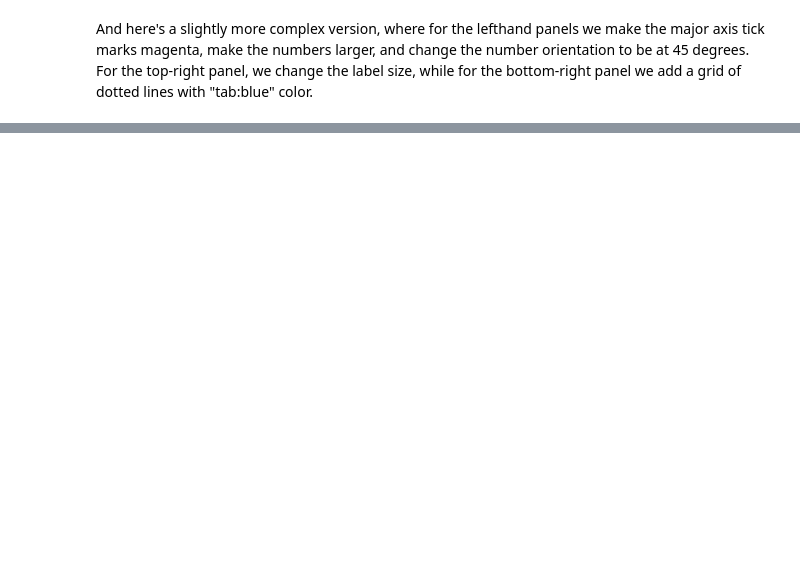
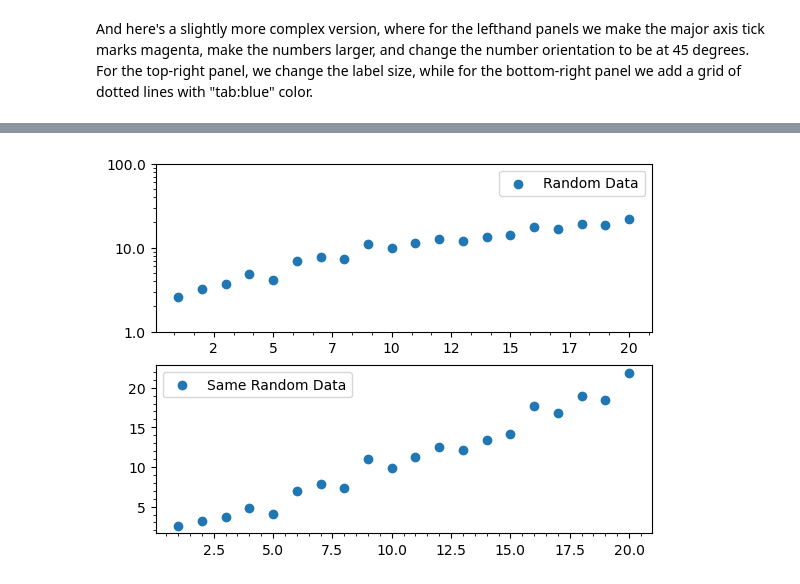
Before and after one commit to thaynecurrie/phys7903_fall2026, a Jupyter notebook: ScientificPythonNotes/Matplotlib/Python_matplotlib_part2b.ipynb, the cells around one changed output, grey strips where cells are left out. Cells and saved outputs as stored; diff of their text form; code cells hidden in the pictures; blank space fills up the shorter version.

```diff
--- a/ScientificPythonNotes/Matplotlib/Python_matplotlib_part2b.ipynb
+++ b/ScientificPythonNotes/Matplotlib/Python_matplotlib_part2b.ipynb
@@ -387,0 +388,35 @@ See here:
+# %%
+from matplotlib import ticker
+
+
+xarray=np.arange(0,20)+1
+yarray=np.arange(20)+3*np.random.rand(20)
+yarray2=yarray*1.25
+
+#two rows, one column
+fig,axes=plt.subplots(2,1)
+
+#print(len(axes))
+
+axes[0].scatter(xarray,yarray,label='Random Data')
+axes[0].xaxis.set_minor_locator(AutoMinorLocator(3)) #creates 3 divisions or 2 minor ticks in between major ticks
+
+axes[0].xaxis.set_major_formatter(ticker.FormatStrFormatter('%d'))
+axes[0].yaxis.set_minor_locator(LogLocator(base=10,subs=np.arange(1,10)*1))
+axes[0].set_yscale('log')
+axes[0].yaxis.set_major_formatter(ticker.FormatStrFormatter('%.1f'))
+axes[0].set_ylim(1,100)
+
+
+#axes[0].spines['top'].set_linewidth(2)
+##axes[0].spines['bottom'].set_linewidth(2)
+#axes[0].spines['left'].set_linewidth(2)
+#axes[0].spines['right'].set_linewidth(2)
+axes[1].scatter(xarray,yarray,label='Same Random Data')
+axes[1].xaxis.set_minor_locator(AutoMinorLocator(5)) #creates 5 divisions or 4 minor ticks in between major ticks
+axes[1].yaxis.set_minor_locator(AutoMinorLocator(5)) #creates 5 divisions or 4 minor ticks in between major ticks
+axes[0].legend(loc='best')
+axes[1].legend(loc='best')
+plt.show()
+# %% [output]
+[figure, added]
```
Also changed, not shown: parts of 10 cells of this notebook.
